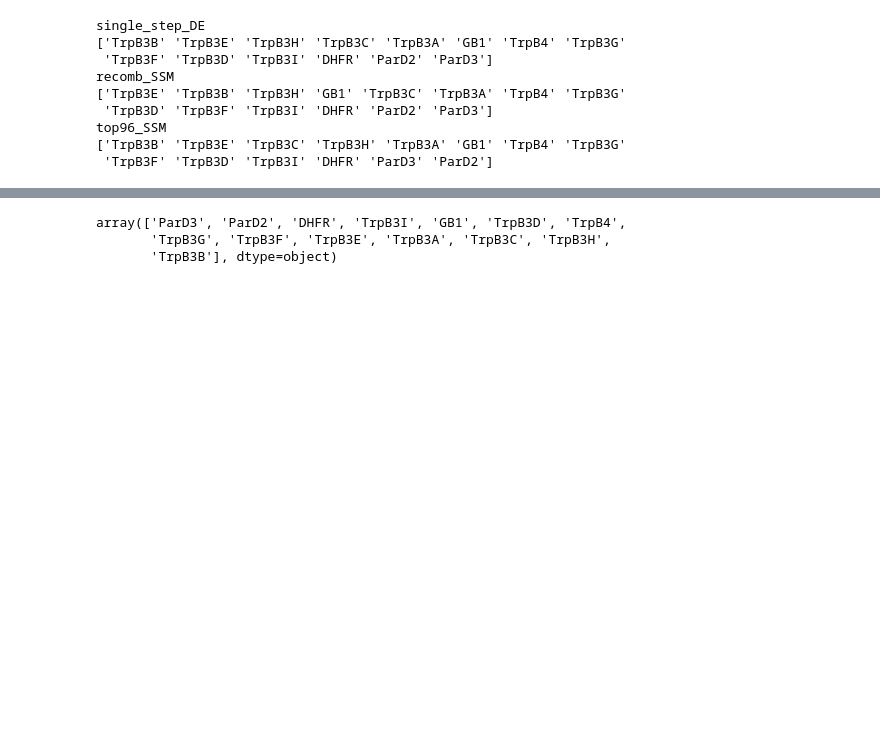
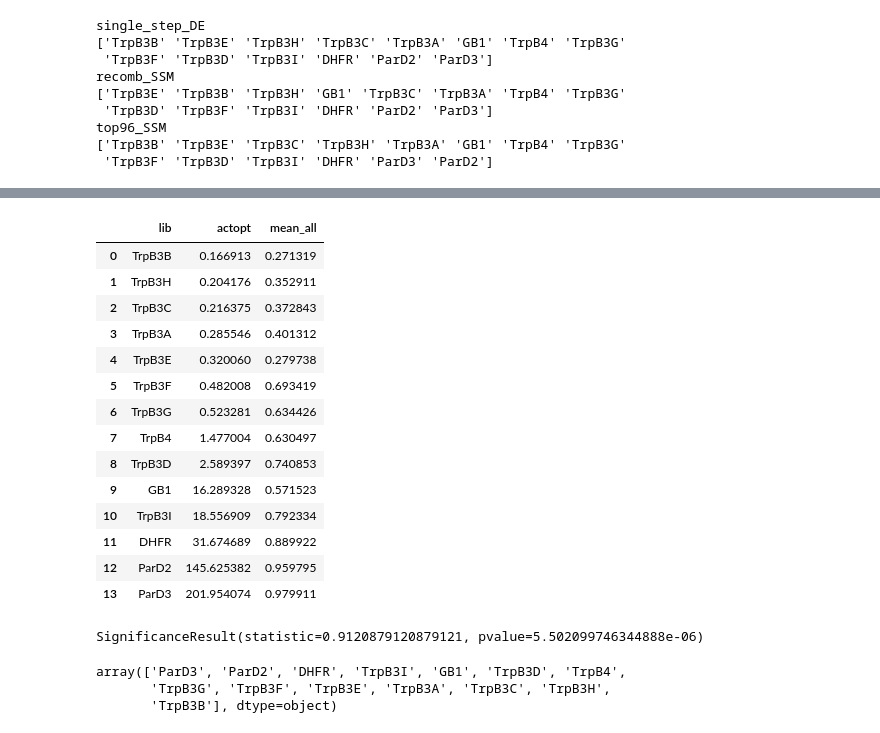
Before and after one commit to fhalab/SSMuLA, a Jupyter notebook: sandbox/get_rules_cleanup.ipynb, the cells around one changed output, grey strips where cells are left out. Cells and saved outputs as stored; diff of their text form; code cells hidden in the pictures; blank space fills up the shorter version.

```diff
--- a/sandbox/get_rules_cleanup.ipynb
+++ b/sandbox/get_rules_cleanup.ipynb
@@ -117,3 +117,26 @@ top96_SSM
+# %%
+merge_df_slice = pd.merge(smalldf.sort_values(by=["actopt"])[["lib", "actopt"]], de_df[(de_df["de_type"] == "single_step_DE")][["lib", "mean_all"]], on = "lib")
+merge_df_slice
+# %% [output]
+|  | lib | actopt | mean_all |
+| 0 | TrpB3B | 0.166913 | 0.271319 |
+| 1 | TrpB3H | 0.204176 | 0.352911 |
+| 2 | TrpB3C | 0.216375 | 0.372843 |
+| 3 | TrpB3A | 0.285546 | 0.401312 |
+| 4 | TrpB3E | 0.320060 | 0.279738 |
+| 5 | TrpB3F | 0.482008 | 0.693419 |
+| 6 | TrpB3G | 0.523281 | 0.634426 |
+| 7 | TrpB4 | 1.477004 | 0.630497 |
+| 8 | TrpB3D | 2.589397 | 0.740853 |
+| 9 | GB1 | 16.289328 | 0.571523 |
+| 10 | TrpB3I | 18.556909 | 0.792334 |
+| 11 | DHFR | 31.674689 | 0.889922 |
+| 12 | ParD2 | 145.625382 | 0.959795 |
+| 13 | ParD3 | 201.954074 | 0.979911 |
+# %%
+spearmanr(merge_df_slice["actopt"], merge_df_slice["mean_all"])
+# %% [output]
+SignificanceResult(statistic=0.9120879120879121, pvalue=5.502099746344888e-06)
 # %%
 smalldf.sort_values(by=["actopt"])["lib"].values[::-1]
 # %% [output]
```
Also changed, not shown: parts of 7 cells of this notebook, 5 other files.
